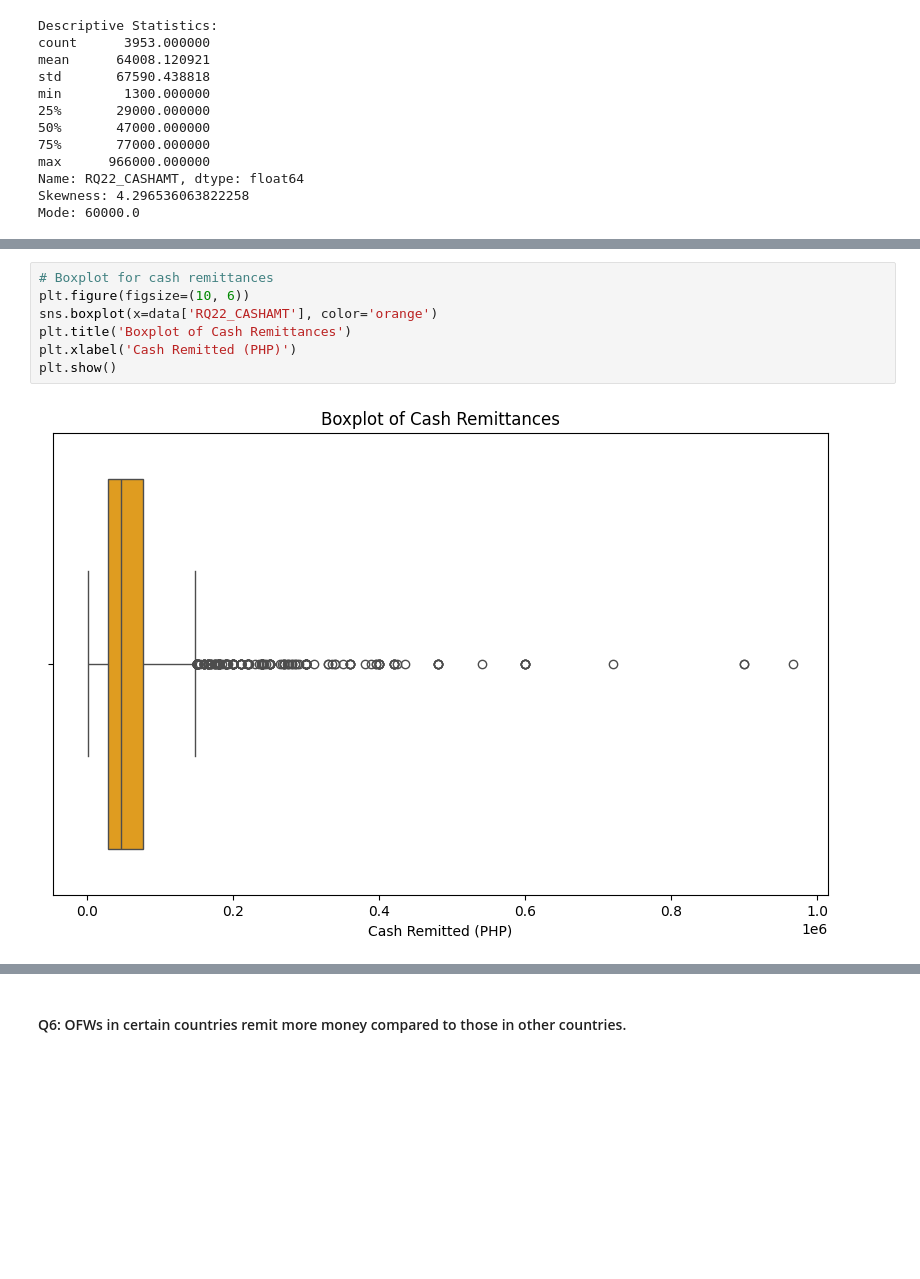
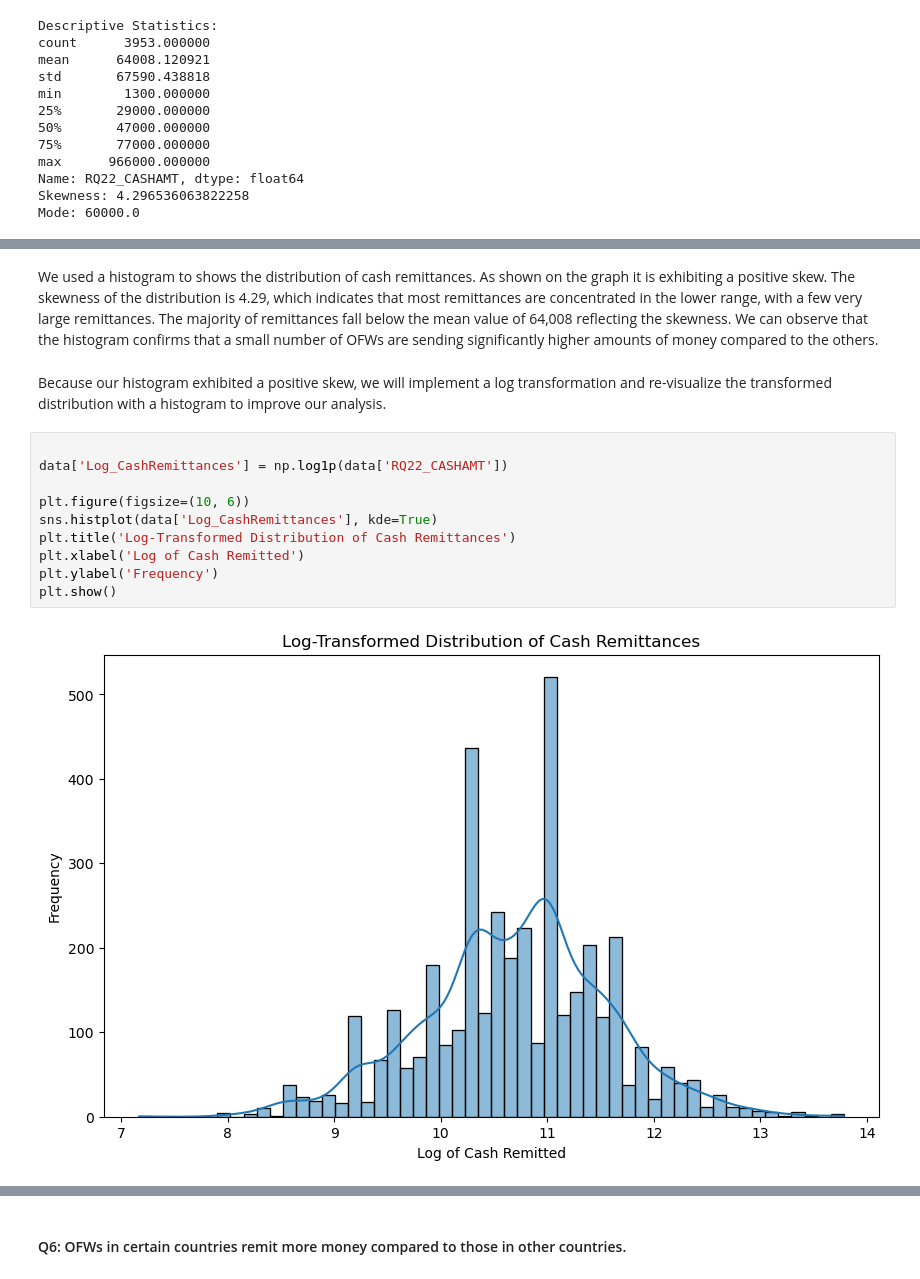
Before and after one commit to almiravelas/CSMODEL, a Jupyter notebook: Phase1_cy.ipynb, the cells around one changed output, grey strips where cells are left out. Drawn from its saved outputs; the diff is of its cells as text; blank space fills up the shorter version.

```diff
--- a/Phase1_cy.ipynb
+++ b/Phase1_cy.ipynb
@@ -536,12 +624,20 @@ plt.ylabel('Frequency')
 plt.show()
 # %% [output]
 [figure]
+# %% [markdown]
+We used a histogram to shows the distribution of cash remittances. As shown on the graph it is exhibiting a positive skew. The skewness of the distribution is 4.29, which indicates that most remittances are concentrated in the lower range, with a few very large remittances.
+The majority of remittances fall below the mean value of 64,008 reflecting the skewness. We can observe that the histogram confirms that a small number of OFWs are sending significantly higher amounts of money compared to the others.
+# %% [markdown]
+Because our histogram exhibited a positive skew, we will implement a log transformation and re-visualize the transformed distribution with a histogram to improve our analysis.
 # %%
-# Boxplot for cash remittances
+
+data['Log_CashRemittances'] = np.log1p(data['RQ22_CASHAMT'])
+
 plt.figure(figsize=(10, 6))
-sns.boxplot(x=data['RQ22_CASHAMT'], color='orange')
-plt.title('Boxplot of Cash Remittances')
-plt.xlabel('Cash Remitted (PHP)')
+sns.histplot(data['Log_CashRemittances'], kde=True)
+plt.title('Log-Transformed Distribution of Cash Remittances')
+plt.xlabel('Log of Cash Remitted')
+plt.ylabel('Frequency')
 plt.show()
 # %% [output]
-[figure, old version]
+[figure, new version]
```
Also changed, not shown: parts of 43 cells of this notebook, 3 other files.
